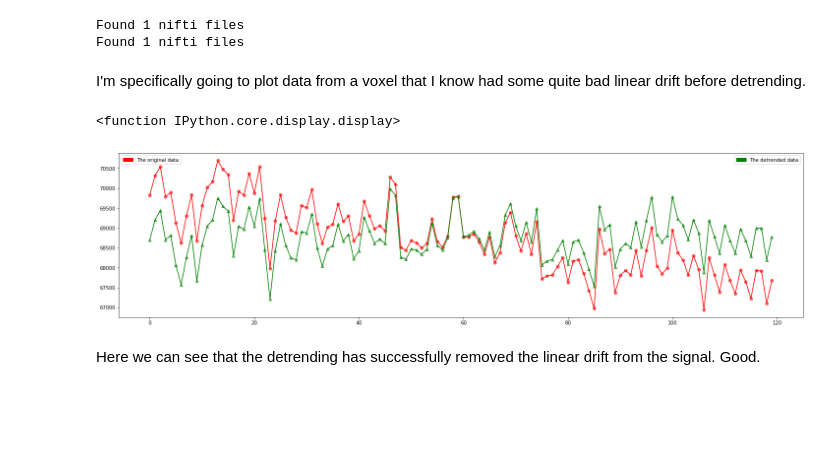
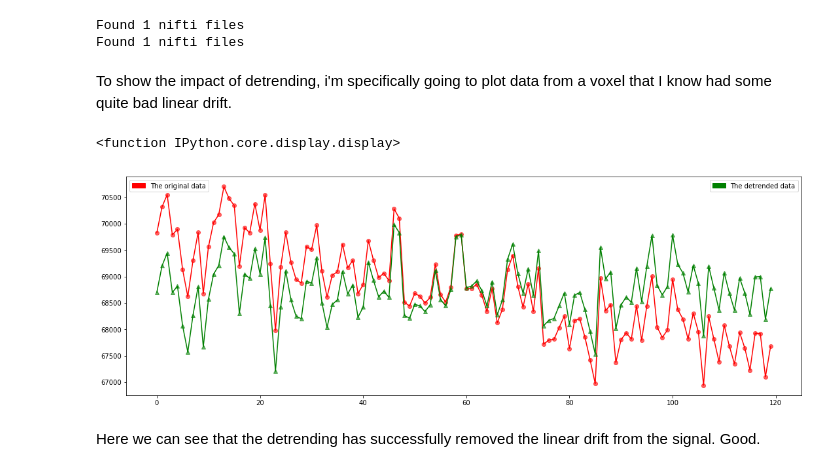
Before and after one commit to N-HEDGER/NEURO_PYTHON, a Jupyter notebook: Nipype_1.ipynb, the cells around one changed output. Cells and saved outputs as stored; diff of their text form; code cells hidden in the pictures; blank space fills up the shorter version.

```diff
--- a/Nipype_1.ipynb
+++ b/Nipype_1.ipynb
@@ -7,3 +7,9 @@
 2. Demonstrate how to create nodes and workflows.
 3. Execute a simple workflow.
 4. Inspect the outputs.
+# %%
+# General setup. Make sure the paths are set up here.
+import os
+boldpath='/media/nicholas/STORE/examp/bold.nii.gz'
+maskpath='/media/nicholas/STORE/examp/bold_mask.nii.gz'
+datadir=os.path.split(boldpath)[0]
@@ -187,4 +224,5 @@ addmean.inputs.operation='add' # I want to send the command to add two volumes t
 ### 2. Now we name our workflow and define a directory where the outputs will be stored.
 # %%
 workflow = pe.Workflow(name='MYWORKFLOW')
-workflow.base_dir = '/media/nicholas/STORE/examp/'
+workflow.base_dir = datadir
+workflow.base_dir
@@ -423,12 +469,12 @@ a_detrend=findniftis(os.path.join(workflow.base_dir,workflow.name,'RE_ADD_MEAN')
 Found 1 nifti files
 Found 1 nifti files
 # %% [markdown]
-I'm specifically going to plot data from a voxel that I know had some quite bad linear drift before detrending.
+To show the impact of detrending, i'm specifically going to plot data from a voxel that I know had some quite bad linear drift.
 # %%
-ba_detrend(b_detrend[0],a_detrend[0],[40,50,68],20,5)
+ba_detrend(b_detrend[0],a_detrend[0],[40,50,68],15,5)
 # %% [output]
 <function IPython.core.display.display>
-[figure, old version]
+[figure, new version]
 # %% [markdown]
 Here we can see that the detrending has successfully removed the linear drift from the signal. Good.
 # %% [markdown]
```
Also changed, not shown: parts of 27 cells of this notebook.
